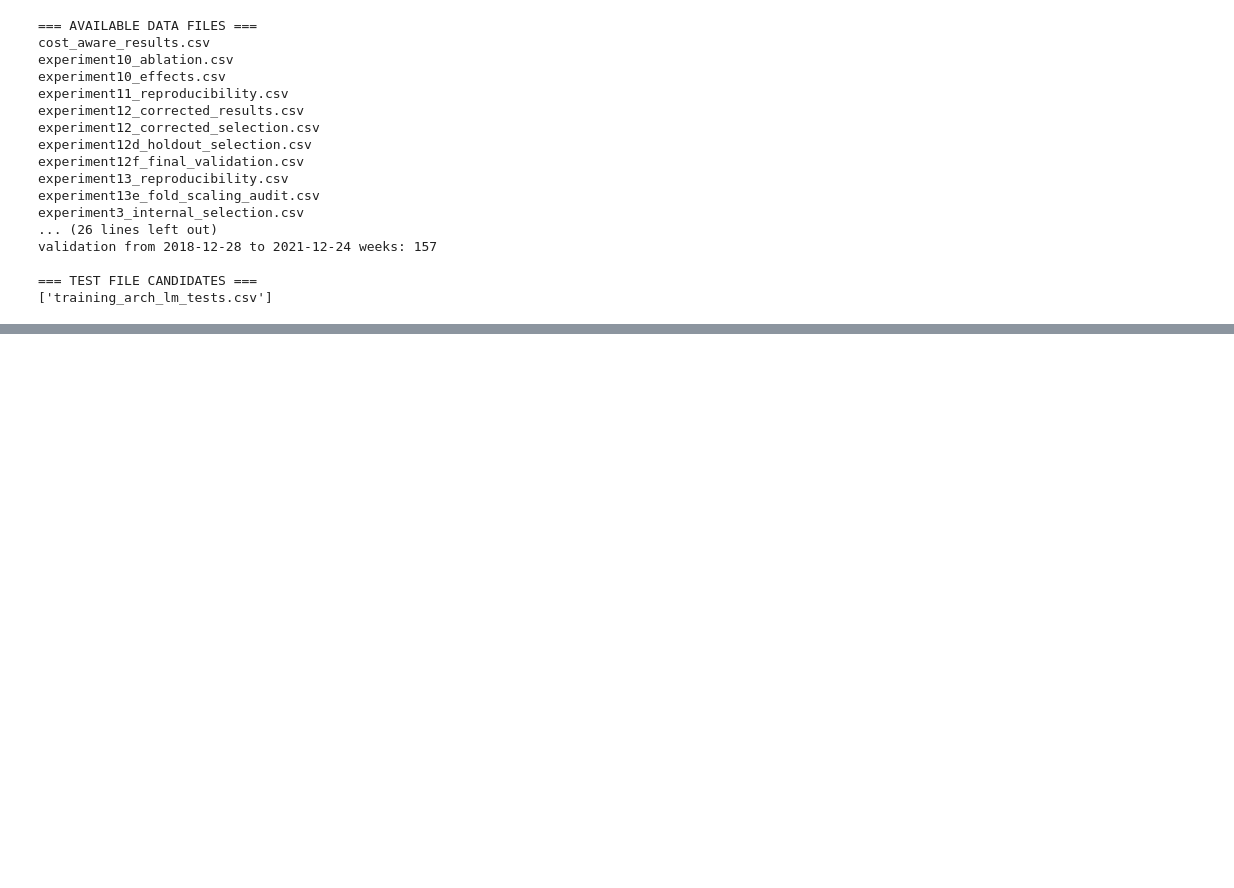
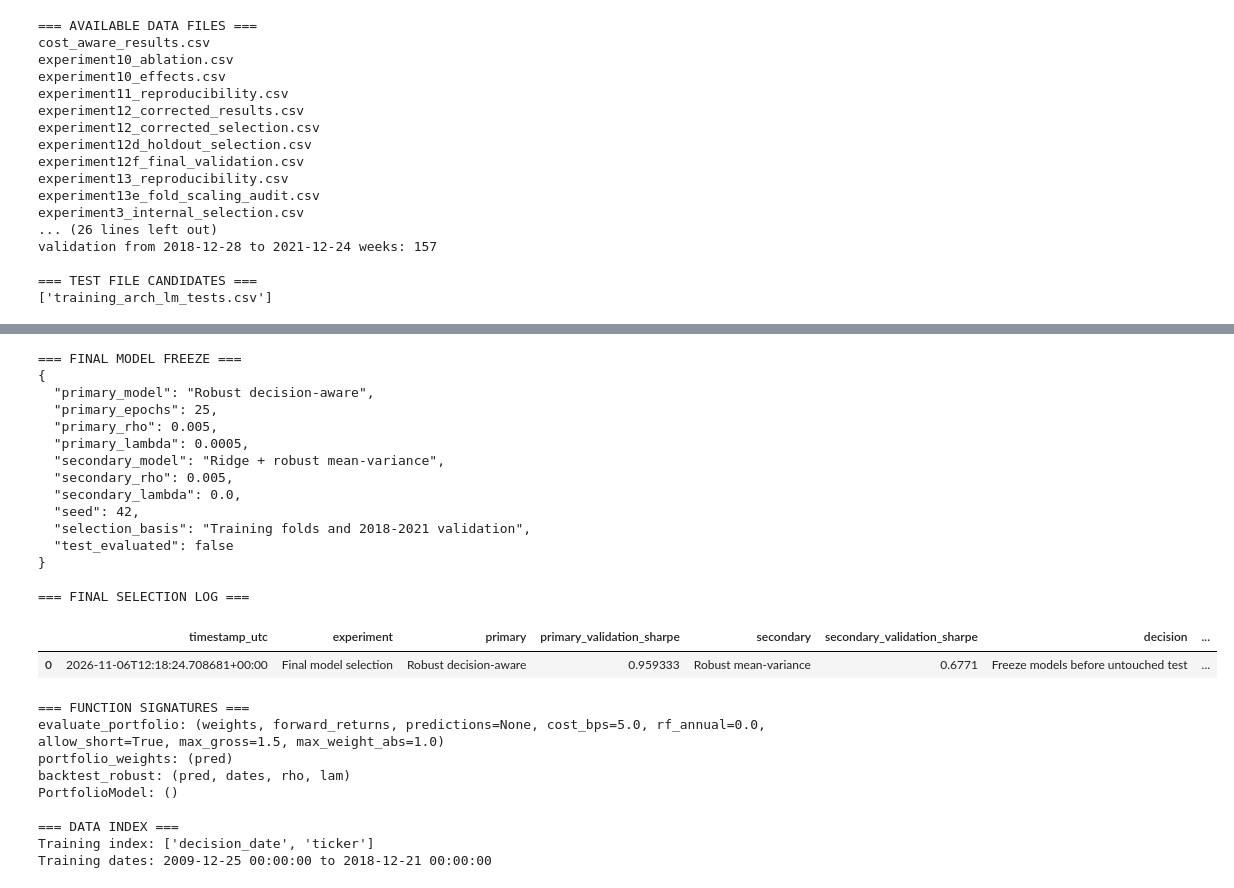
Before and after one commit to ClaraMourgueDAlgue/QM2, a Jupyter notebook: Copy_of_qf209_a4_person2_baseline.ipynb, the cells around one changed output, grey strips where cells are left out. Cells and saved outputs as stored; diff of their text form; code cells hidden in the pictures; blank space fills up the shorter version.

```diff
--- a/Copy_of_qf209_a4_person2_baseline.ipynb
+++ b/Copy_of_qf209_a4_person2_baseline.ipynb
@@ -3957,0 +3993,11 @@ for path in Path(".").glob("*.ipynb"):
+# %%
+# Check which dataframes and model objects are available
+for name in [
+    "train_panel", "validation_panel",
+    "train_df", "val_df",
+    "final_model_freeze", "final_selection_log"
+]:
+    print(f"{name}: {'Available' if name in globals() else 'Not in memory'}")
+
+print("\nTest columns:")
+print(test_df.columns.tolist())
@@ -3957,0 +4057,56 @@ for path in Path(".").glob("*.ipynb"):
+# %%
+import json
+import inspect
+import pandas as pd
+
+print("=== FINAL MODEL FREEZE ===")
+with open("final_model_freeze.json", "r") as f:
+    freeze = json.load(f)
+print(json.dumps(freeze, indent=2))
+
+print("\n=== FINAL SELECTION LOG ===")
+display(pd.read_csv("final_selection_log.csv"))
+
+print("\n=== FUNCTION SIGNATURES ===")
+for name in [
+    "evaluate_portfolio",
+    "portfolio_weights",
+    "backtest_robust",
+    "PortfolioModel"
+]:
+    obj = globals()[name]
+    print(f"{name}: {inspect.signature(obj)}")
+
+print("\n=== DATA INDEX ===")
+print("Training index:", train_df.index.names)
+print("Training dates:",
+      train_df.index.get_level_values(0).min(),
+      "to",
+      train_df.index.get_level_values(0).max())
+# %% [output]
+=== FINAL MODEL FREEZE ===
+{
+  "primary_model": "Robust decision-aware",
+  "primary_epochs": 25,
+  "primary_rho": 0.005,
+  "primary_lambda": 0.0005,
+  "secondary_model": "Ridge + robust mean-variance",
+  "secondary_rho": 0.005,
+  "secondary_lambda": 0.0,
+  "seed": 42,
+  "selection_basis": "Training folds and 2018-2021 validation",
+  "test_evaluated": false
+}
+
+=== FINAL SELECTION LOG ===
+|  | timestamp_utc | experiment | primary | primary_validation_sharpe | secondary | secondary_validation_sharpe | decision | ... |
+| 0 | 2026-11-06T12:18:24.708681+00:00 | Final model selection | Robust decision-aware | 0.959333 | Robust mean-variance | 0.6771 | Freeze models before untouched test | ... |
+=== FUNCTION SIGNATURES ===
+evaluate_portfolio: (weights, forward_returns, predictions=None, cost_bps=5.0, rf_annual=0.0, allow_short=True, max_gross=1.5, max_weight_abs=1.0)
+portfolio_weights: (pred)
+backtest_robust: (pred, dates, rho, lam)
+PortfolioModel: ()
+
+=== DATA INDEX ===
+Training index: ['decision_date', 'ticker']
+Training dates: 2009-12-25 00:00:00 to 2018-12-21 00:00:00
```
Also changed, not shown: parts of 8 cells of this notebook.
